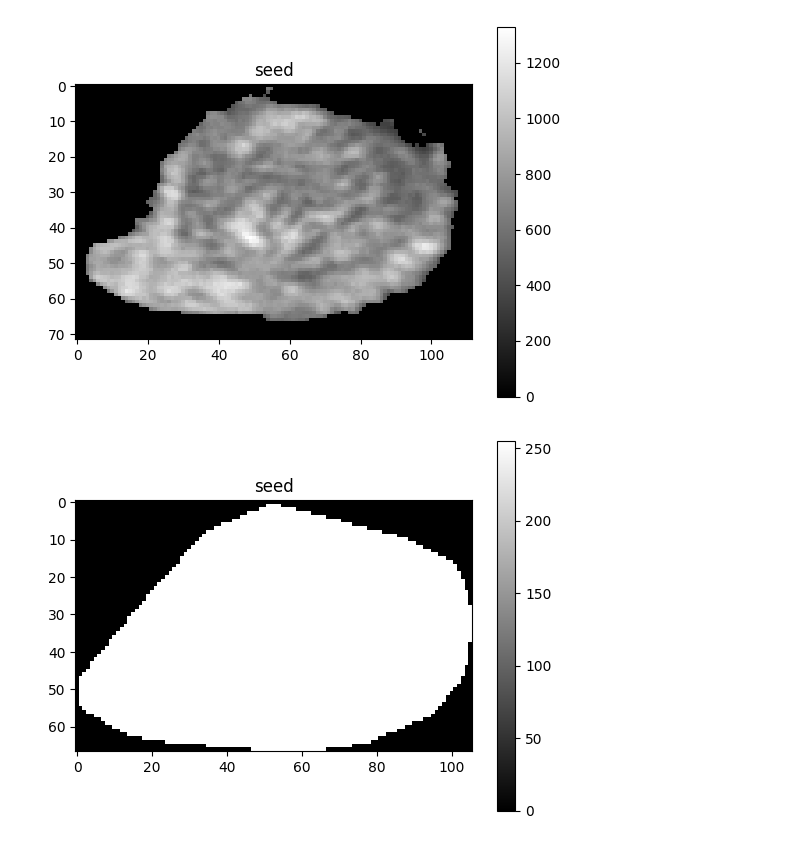
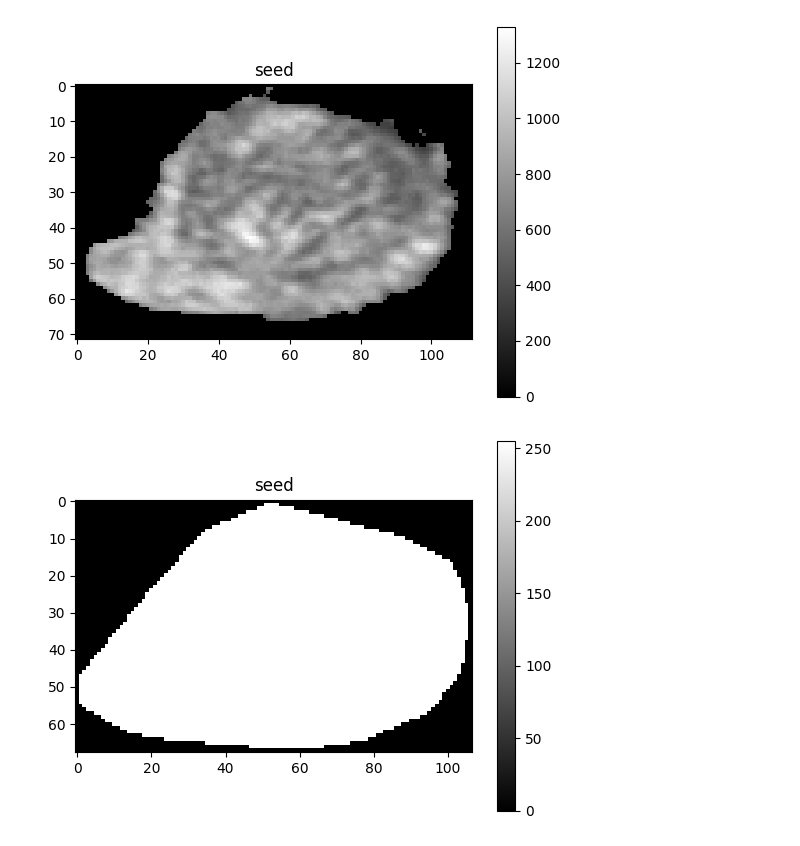
Before and after one commit to sgotteiner/Seed-Classification, a Jupyter notebook: SeedMaskExtractor.ipynb, the cells around one changed output. Saved outputs shown, nothing was run; the diff lists cells and outputs as text; code cells hidden in the pictures.

```diff
--- a/SeedMaskExtractor.ipynb
+++ b/SeedMaskExtractor.ipynb
@@ -28,7 +28,7 @@ def extract_width_height_from_contour(contour):
     downmost_point = max(contour, key=lambda point: point[0][1])  # Max y-coordinate
     y_uppermost, x_leftmost = uppermost_point[0][1] - 1, leftmost_point[0][0] - 1
     y_downmost, x_rightmost = downmost_point[0][1] + 1, rightmost_point[0][0] + 1
-    return x_rightmost - x_leftmost, y_downmost - y_uppermost, x_leftmost, y_uppermost
+    return x_rightmost - x_leftmost + 1, y_downmost - y_uppermost + 1, x_leftmost, y_uppermost
 # %%
 def find_seed_width_height_area(seed):
     seed_contour = find_seed_contour(seed)
@@ -63,11 +65,11 @@ def extract_seed_pixels(seed, start_band=100, end_band=740):
 # %%
 seed = np.load(all_seeds[0])[:,:,200]
-mask, _, _, _, _ = find_seed_mask(seed)
+mask, y_start, x_start, height, width = find_seed_mask(seed)
 masked_image = find_seed_masked_image(seed)
 
 display_seed(seed)
 display_seed(mask)
 display_seed(masked_image)
 # %% [output]
 [figure]
-[figure, old version]
+[figure, new version]
```
Also changed, not shown: parts of 3 cells of this notebook, 1 other file.
